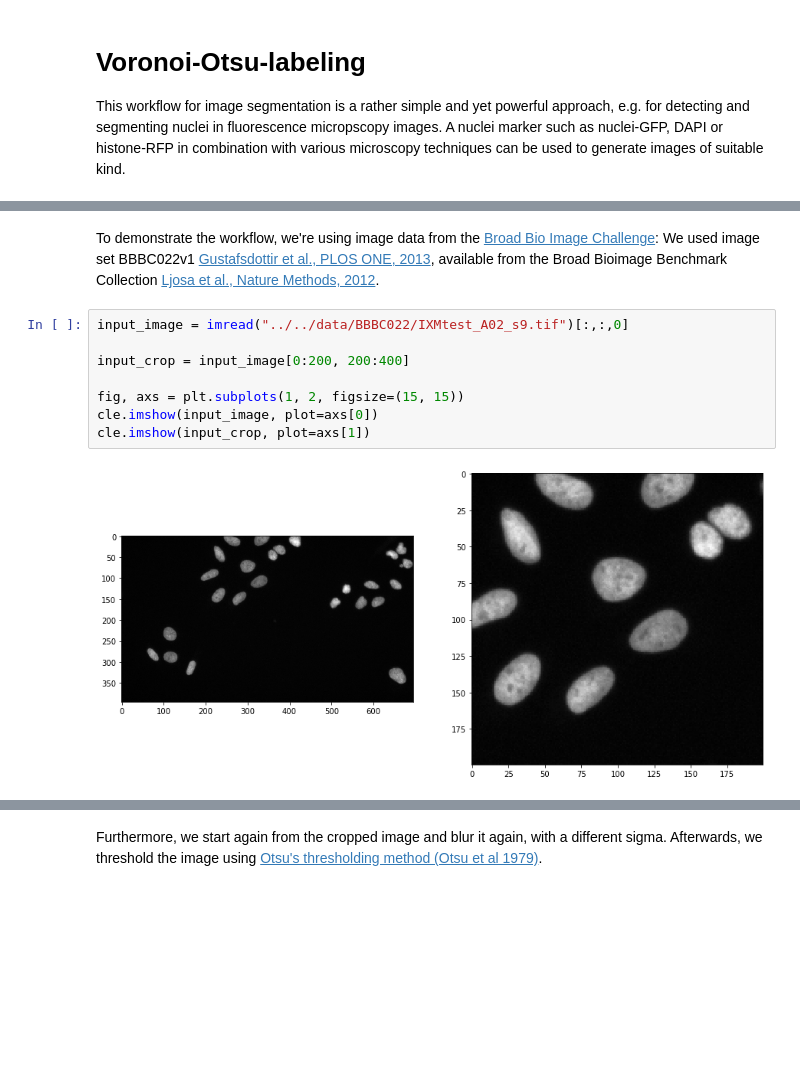
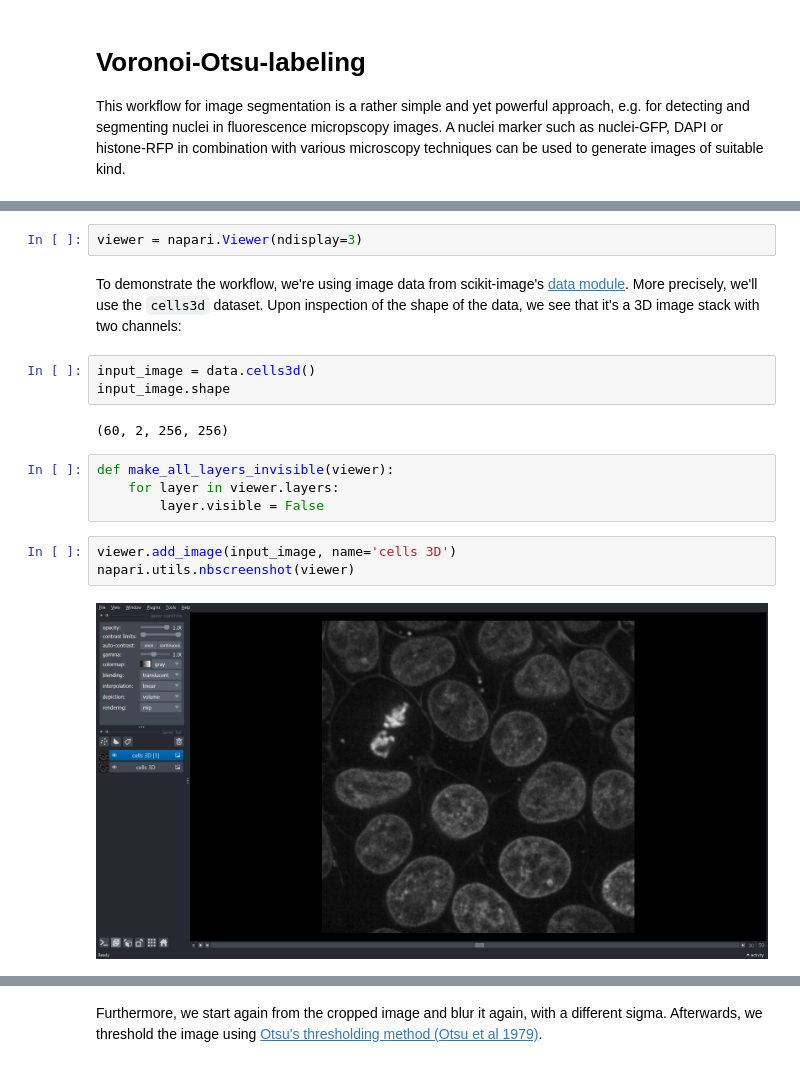
Before and after one commit to BiAPoL/PoL-BioImage-Analysis-TS-Early-Career-Track, a Jupyter notebook: docs/day2a_image_segmentation/11_voronoi_otsu_labeling.ipynb, the cells around one changed output, grey strips where cells are left out. Cells and saved outputs as stored; diff of their text form; blank space fills up the shorter version.

Commit message:
Modified voronoi otsu example to use cells 3d

```diff
--- a/docs/day2a_image_segmentation/11_voronoi_otsu_labeling.ipynb
+++ b/docs/day2a_image_segmentation/11_voronoi_otsu_labeling.ipynb
@@ -9,13 +13,18 @@ import napari_segment_blobs_and_things_with_membranes as nsbatwm
-# %% [markdown]
-To demonstrate the workflow, we're using image data from the [Broad Bio Image Challenge](https://bbbc.broadinstitute.org/BBBC022):
-We used image set BBBC022v1 [Gustafsdottir et al., PLOS ONE, 2013](http://dx.doi.org/10.1371/journal.pone.0080999), available from the Broad Bioimage Benchmark Collection [Ljosa et al., Nature Methods, 2012](http://dx.doi.org/10.1038/nmeth.2083).
 # %%
-input_image = imread("../../data/BBBC022/IXMtest_A02_s9.tif")[:,:,0]
-
-input_crop = input_image[0:200, 200:400]
-
-fig, axs = plt.subplots(1, 2, figsize=(15, 15))
-cle.imshow(input_image, plot=axs[0])
-cle.imshow(input_crop, plot=axs[1])
+viewer = napari.Viewer(ndisplay=3)
-# %% [output]
-[figure, removed]
+# %% [markdown]
+To demonstrate the workflow, we're using image data from scikit-image's [data module](https://scikit-image.org/docs/stable/api/skimage.data.html). More precisely, we'll use the `cells3d` dataset. Upon inspection of the shape of the data, we see that it's a 3D image stack with two channels:
+# %%
+input_image = data.cells3d()
+input_image.shape
+# %% [output]
+(60, 2, 256, 256)
+# %%
+def make_all_layers_invisible(viewer):
+    for layer in viewer.layers:
+        layer.visible = False
+# %%
+viewer.add_image(input_image, name='cells 3D')
+napari.utils.nbscreenshot(viewer)
+# %% [output]
+[figure, added]
```
Also changed, not shown: parts of 14 cells of this notebook.
